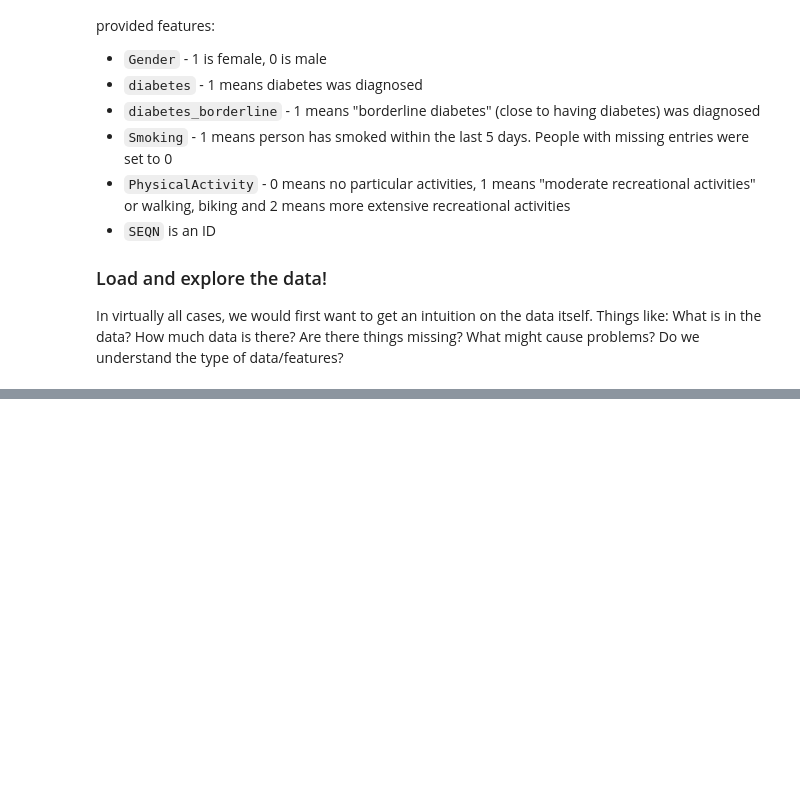
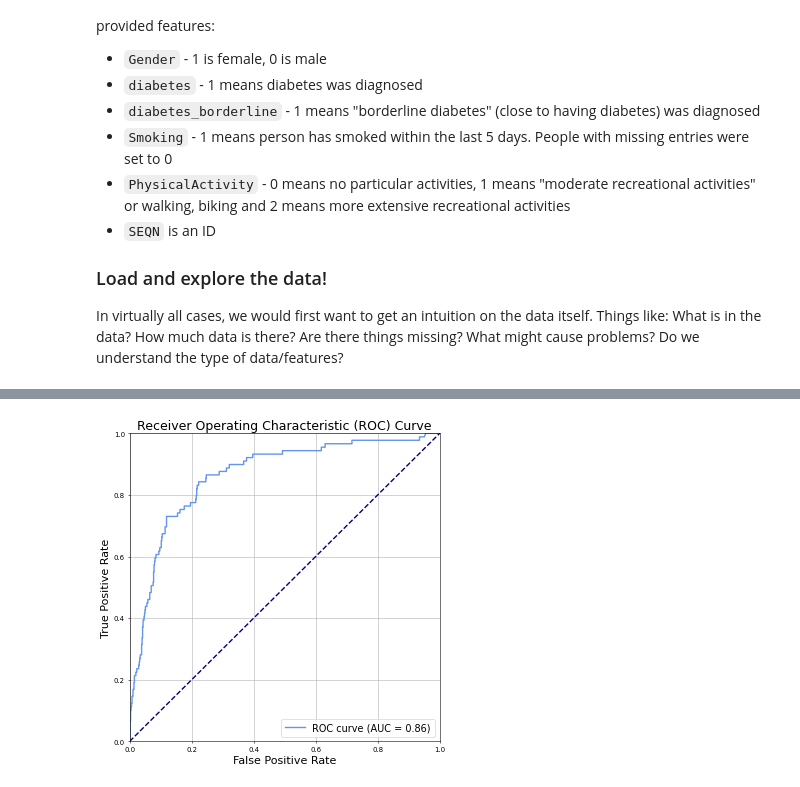
Before and after one commit to Knerten0815/ai_for_smart_health, a Jupyter notebook: Portfolio/ai_smart_health_portfolio_01_diabetes_prediction_template.ipynb, the cells around one changed output, grey strips where cells are left out. Cells and saved outputs as stored; diff of their text form; code cells hidden in the pictures; blank space fills up the shorter version.

```diff
--- a/Portfolio/ai_smart_health_portfolio_01_diabetes_prediction_template.ipynb
+++ b/Portfolio/ai_smart_health_portfolio_01_diabetes_prediction_template.ipynb
@@ -111,0 +181,5 @@ data.head()
+# %%
+# seperate labels
+y = data_cleaned['diabetes']
+# seperate data
+X = data_cleaned.drop(['diabetes'], axis=1)
@@ -111,0 +269,11 @@ data.head()
+# %%
+model = RandomForestClassifier()
+parameters2 = {"max_depth": [15, 18, 20, 23],
+              "min_samples_leaf": [2, 3, 4, 5],
+              "n_estimators":[100, 130, 150, 180, 200]}
+
+grid_search2 = GridSearchCV(model, parameters, verbose=2)
+grid_search2.fit(X_train, y_train)
+
+best_params2 = plot_search_results_and_return_best(grid_search2, parameters2)
+best_params2
@@ -111,0 +333,4 @@ data.head()
+# %%
+plot_roc_curve(y_val, model.predict_proba(X_val)[:,1])
+# %% [output]
+[figure, added]
```
Also changed, not shown: parts of 28 cells of this notebook, 1 other file.
